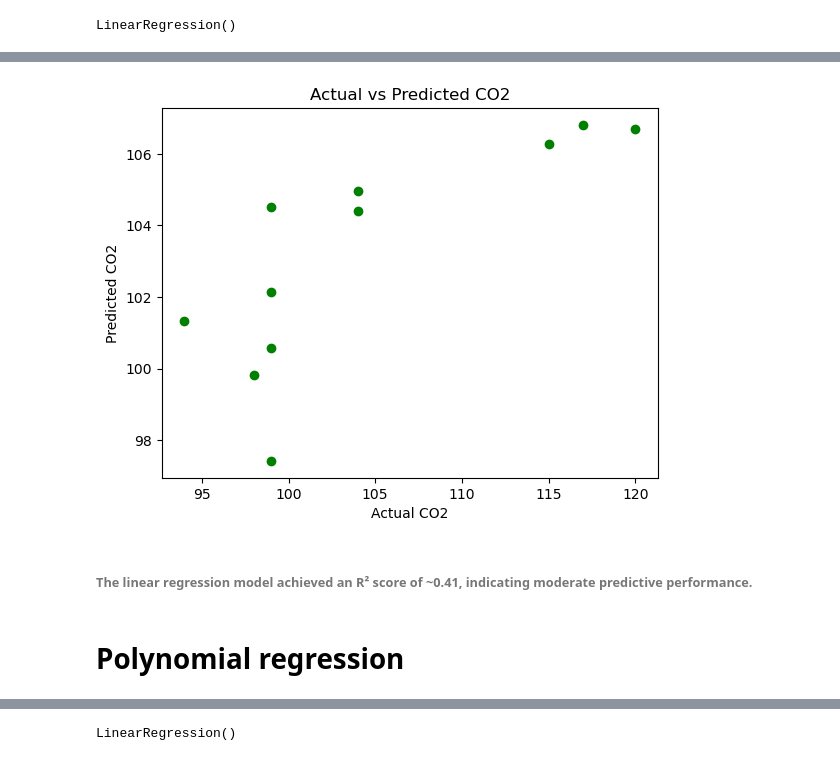
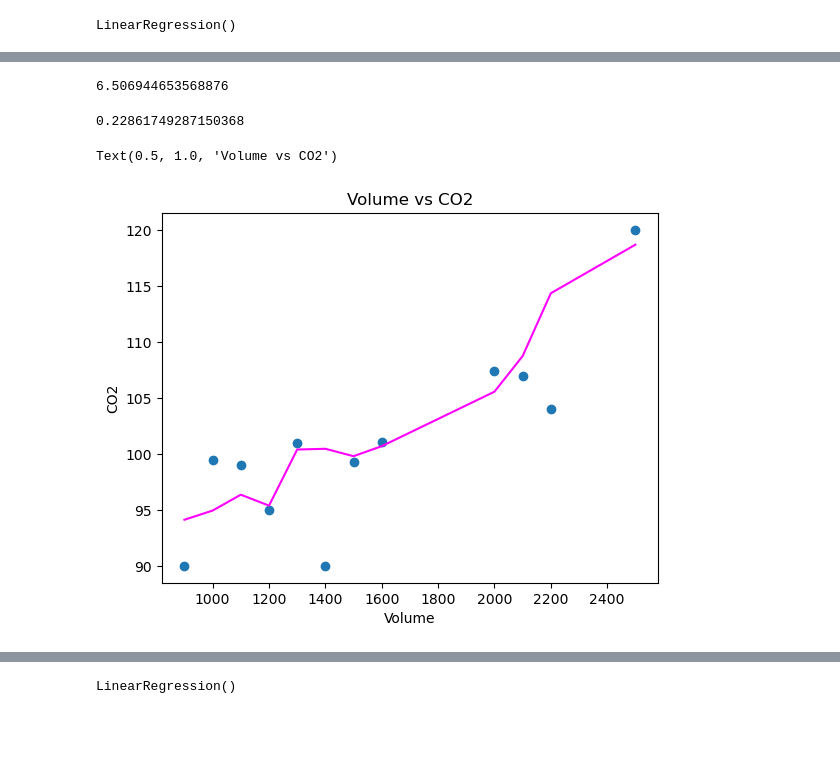
Before and after one commit to PratikG091202/Learning-Regression, a Jupyter notebook: Linear Regression problem 1.ipynb, the cells around one changed output, grey strips where cells are left out. Cells and saved outputs as stored; diff of their text form; code cells hidden in the pictures; blank space fills up the shorter version.

```diff
--- a/Linear Regression problem 1.ipynb
+++ b/Linear Regression problem 1.ipynb
@@ -80,0 +115,2 @@ Y = df['CO2']
+# %%
+cars1 =cars1.reset_index()
@@ -80,0 +135,4 @@ Y = df['CO2']
+# %%
+X = cars1[['Volume','Weight']]
+# %%
+Y = cars1[['CO2']]
@@ -83,5 +175,5 @@ from sklearn.model_selection import train_test_split # train_test_split randomly
 # %%
-X_train, X_test, Y_train, Y_test=train_test_split(X,Y,test_size=0.3, random_state=42) #test_size is use to slipt data size use for testing
+X_train, X_test, Y_train, Y_test = train_test_split(X,Y, test_size=0.2, random_state = 42) # Used to keep dataset same for model
 # %%
 X_test
 # %% [output]
@@ -200,0 +225,4 @@ import matplotlib.pyplot as plt
+# %%
+rmse
+# %% [output]
+6.506944653568876
@@ -201,12 +231,12 @@ import matplotlib.pyplot as plt
+# %%
+rsq # R2 score closer to 1 better the model
+# %% [output]
+0.22861749287150368
 # %%
-plt.scatter(Y_test, Y_pred, color='green')
-plt.xlabel("Actual CO2")
-plt.ylabel("Predicted CO2")
-plt.title("Actual vs Predicted CO2")
-plt.show()
+plt.scatter(X['Volume'], Y), plt.plot(X['Volume'], lr.predict(X), color = 'magenta')
+plt.xlabel('Volume')
+plt.ylabel('CO2')
+plt.title('Volume vs CO2')
 # %% [output]
+Text(0.5, 1.0, 'Volume vs CO2')
-[figure, old version]
+[figure, new version]
-# %% [markdown]
-###### The linear regression model achieved an R² score of ~0.41, indicating moderate predictive performance.
-# %% [markdown]
-# Polynomial regression
```
Also changed, not shown: parts of 78 cells of this notebook.
